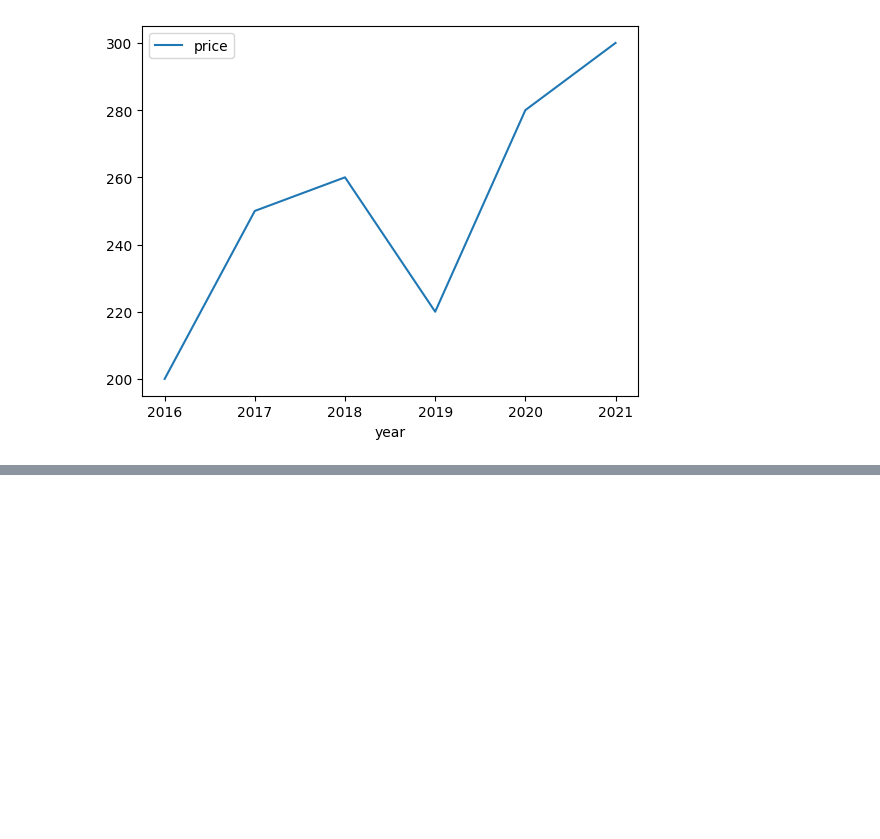
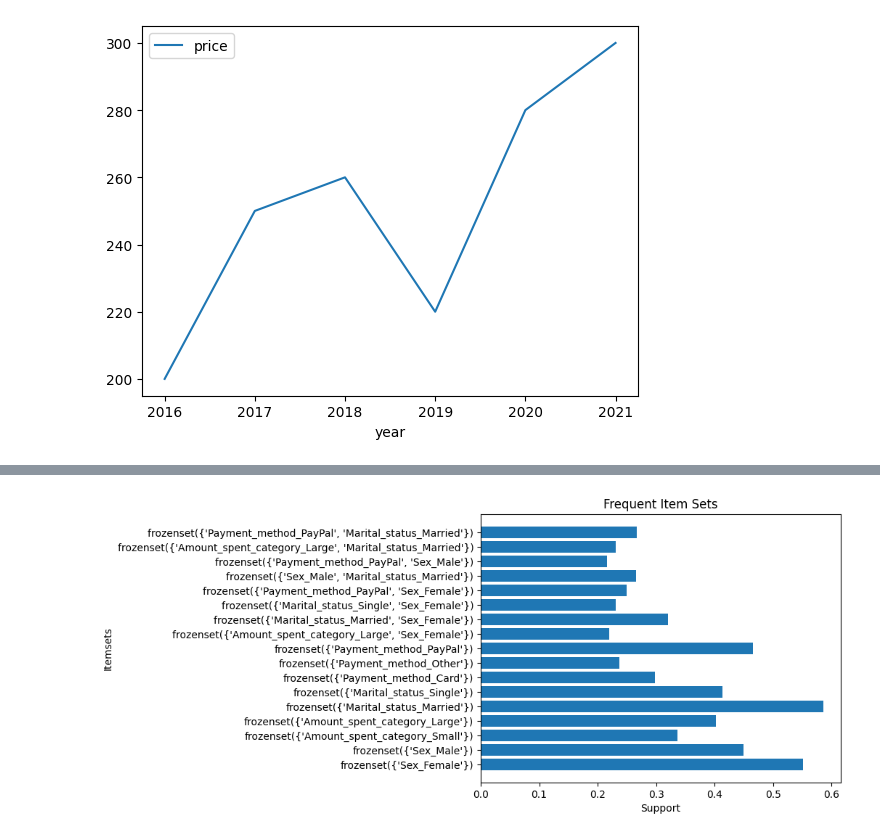
Before and after one commit to AMIRHOSSEINFSH/OnlineStoreCustomerAnalyses, a Jupyter notebook: processor/Main.ipynb, the cells around one changed output, grey strips where cells are left out. Saved outputs shown, nothing was run; the diff lists cells and outputs as text; code cells hidden in the pictures; blank space fills up the shorter version.

Commit message:
finding and extracting frequent item sets and association patterns

```diff
--- a/processor/Main.ipynb
+++ b/processor/Main.ipynb
@@ -44,0 +84,14 @@ df_line.plot('year', 'price')
+# %%
+selected_columns = ['Sex', 'Amount_spent_category','Marital_status','State_names','Payment_method']
+columnsRul = dataArr[selected_columns]
+
+one_hot_encoded = pd.get_dummies(columnsRul)
+frequent_itemsets = apriori(one_hot_encoded, min_support=0.2, use_colnames=True)
+association_rules_df = association_rules(frequent_itemsets, metric="confidence", min_threshold=0.5)
+# Print the frequent item sets
+print("Frequent Item Sets:")
+print(frequent_itemsets)
+
+# Print the association rules
+print("\nAssociation Rules:")
+print(association_rules_df)
@@ -44,0 +116,9 @@ df_line.plot('year', 'price')
+# %%
+# Visualize frequent item sets
+plt.barh(range(len(frequent_itemsets)), frequent_itemsets['support'], tick_label=frequent_itemsets['itemsets'])
+plt.xlabel('Support')
+plt.ylabel('Itemsets')
+plt.title('Frequent Item Sets')
+plt.show()
+# %% [output]
+[figure, added]
```
Also changed, not shown: parts of 7 cells of this notebook, 2 other files.
